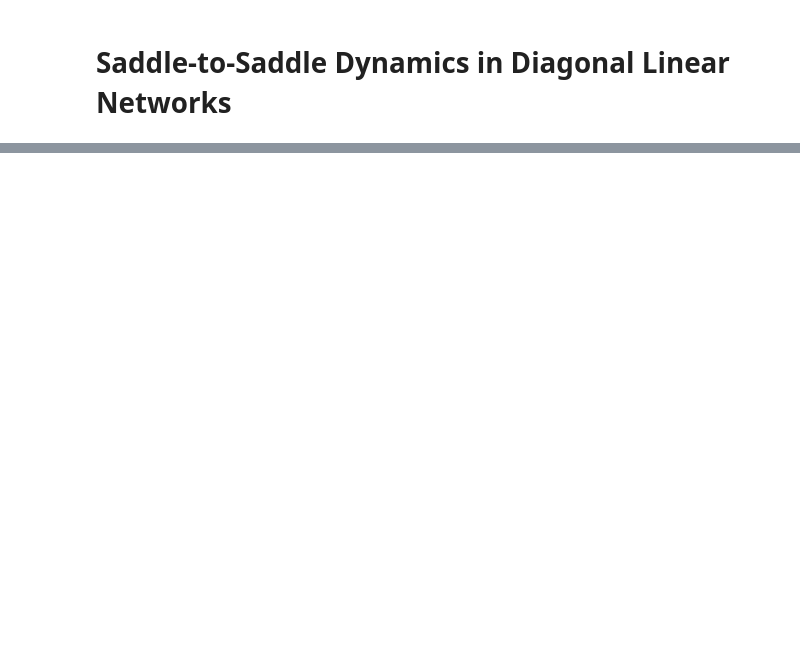
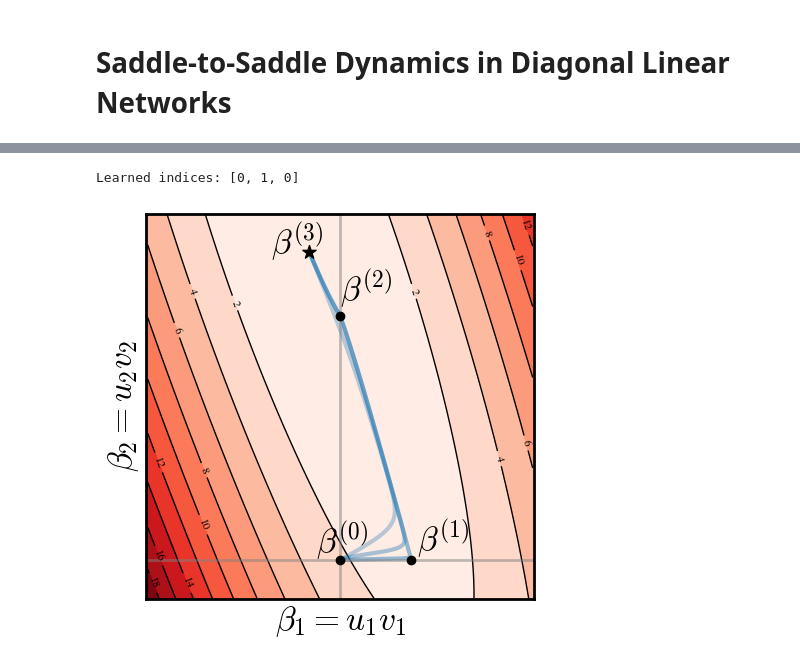
Before and after one commit to danielkunin/alternating-gradient-flows, a Jupyter notebook: diagonal-linear-network.ipynb, the cells around one changed output, grey strips where cells are left out. Saved outputs shown, nothing was run; the diff lists cells and outputs as text; code cells hidden in the pictures; blank space fills up the shorter version.

Commit message:
correct diagonal version

```diff
--- a/diagonal-linear-network.ipynb
+++ b/diagonal-linear-network.ipynb
@@ -781,0 +507,71 @@ NameError: name 'u' is not defined
+# %%
+base_color = "#1f77b4"  # Set the base color for all lines
+def normalized_alpha(alpha):
+    return min(1, max(0.3, 0.3 + 0.7 * (-np.log(alpha) / -np.log(1e-8))))
+
+# Set up grid for beta values
+grid_size = 100
+xlim = (-1.25, 1.25)
+ylim = (-0.25, 2.25)
+beta1 = np.linspace(xlim[0], xlim[1], grid_size)
+beta2 = np.linspace(ylim[0], ylim[1], grid_size)
+B1, B2 = np.meshgrid(beta1, beta2)
+
+# Compute the MSE loss over the grid
+Loss = np.zeros_like(B1)
+for i in range(grid_size):
+    for j in range(grid_size):
+        weights = [np.array([B1[i, j], B2[i, j]])]
+        Loss[i, j] = mse_loss(X, y, weights)
+
+# --- Corrected Plotting ---
+fig, ax = plt.subplots(figsize=(5,5))  # <- create fig and ax!
+
+# Heatmap + contours
+contours = ax.contourf(B1, B2, Loss, levels=10, cmap='Reds')
+contours = ax.contour(B1, B2, Loss, levels=10, colors='black', linewidths=1)
+ax.clabel(contours, inline=True, fontsize=8)
+
+# Trajectories
+for alpha, betas in all_betas.items():
+    if alpha in [0.5, 1e-1, 1e-2, 1e-8]:
+        formatted_scale = f'{alpha:.0e}' if alpha < 0.1 else f'{alpha:.2f}'
+        betas = np.array(betas)
+        ax.plot(betas[:, 0], betas[:, 1],
+                color=base_color, alpha=normalized_alpha(alpha),
+                label=f'α = {formatted_scale}', lw=3)
+
+# AGF trajectory
+loss_list, beta_list, t_list, s_list = pesme_flammarion(X, y)
+beta_array = np.array(beta_list)
+ax.scatter(beta_array[:-1, 0], beta_array[:-1, 1], color='k', zorder=100)
+ax.scatter(beta_array[-1, 0], beta_array[-1, 1], color='k', marker='*', s=100, zorder=101)
+# This should be the heteroclinic orbit (which will depend on XtX)
+# ax.plot(beta_array[:, 0], beta_array[:, 1], color='k', ls='--', lw=1.5)
+
+# Beta labels
+shifts = [(-0.16, -0.01), (0.04, 0), (0, 0.04), (-0.25, -0.07)]
+for i, (beta1, beta2) in enumerate(beta_array):
+    si = shifts[i]
+    ax.text(beta1 + si[0], beta2 + si[1], rf'$\beta^{{({i})}}$', fontsize=24, ha='left', va='bottom')
+
+# Axes lines
+ax.axhline(0, color='grey', alpha=0.5, linestyle='-', linewidth=2)
+ax.axvline(0, color='grey', alpha=0.5, linestyle='-', linewidth=2)
+
+# --- Style Axes ---
+style_heatmap_axes(ax)
+
+ax.set_xlabel(r'$\beta_1 = u_1v_1$', fontsize=24)
+ax.set_xticks([])
+ax.set_ylabel(r'$\beta_2 = u_2v_2$', fontsize=24)
+ax.set_yticks([])
+ax.axis('equal')
+ax.set_xlim(xlim[0], xlim[1])
+ax.set_ylim(ylim[0], ylim[1])
+
+plt.savefig("beta.pdf", dpi=300, bbox_inches='tight')
+plt.show()
+# %% [output]
+Learned indices: [0, 1, 0]
+[figure, added]
```
Also changed, not shown: parts of 38 cells of this notebook, 1 other file.
